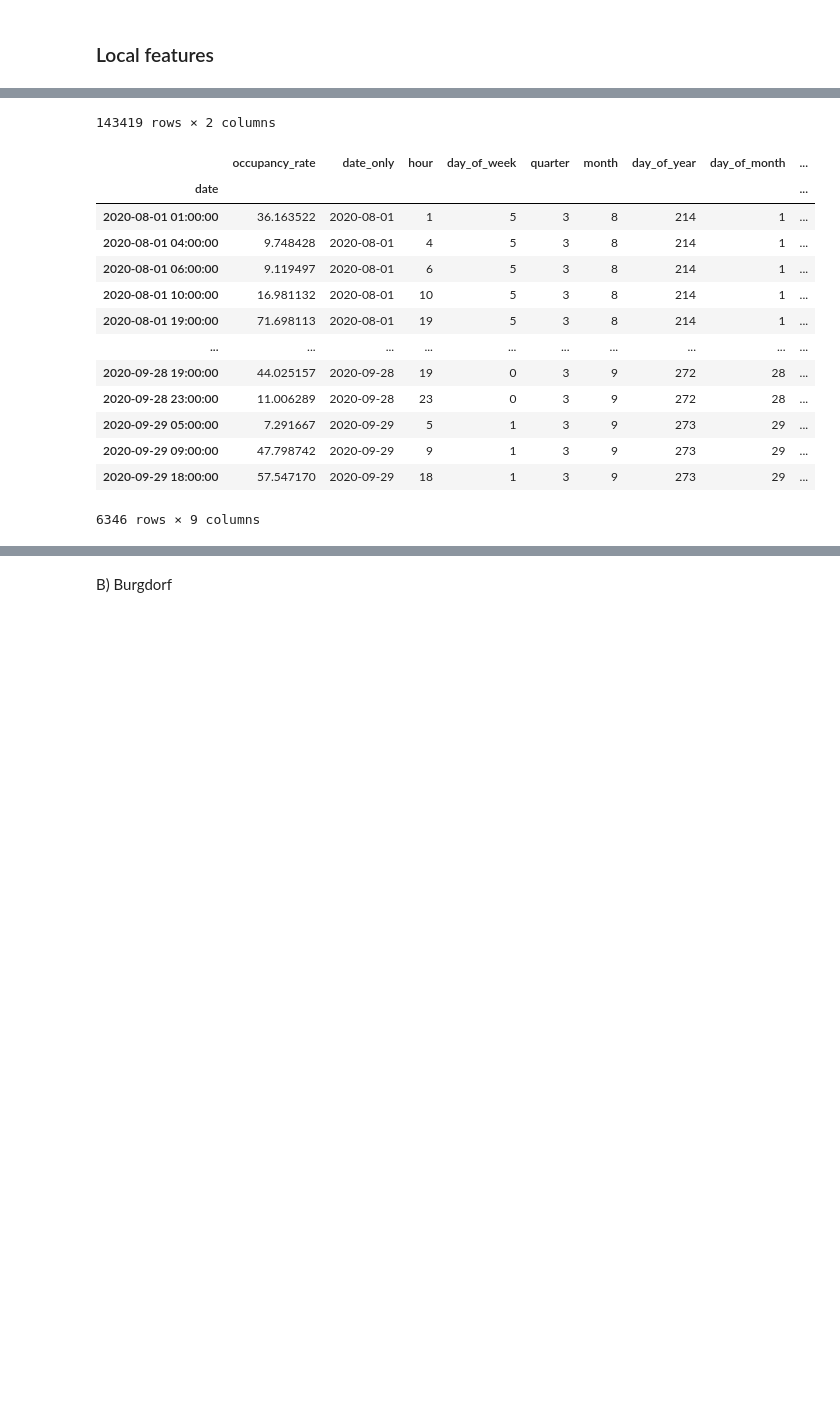
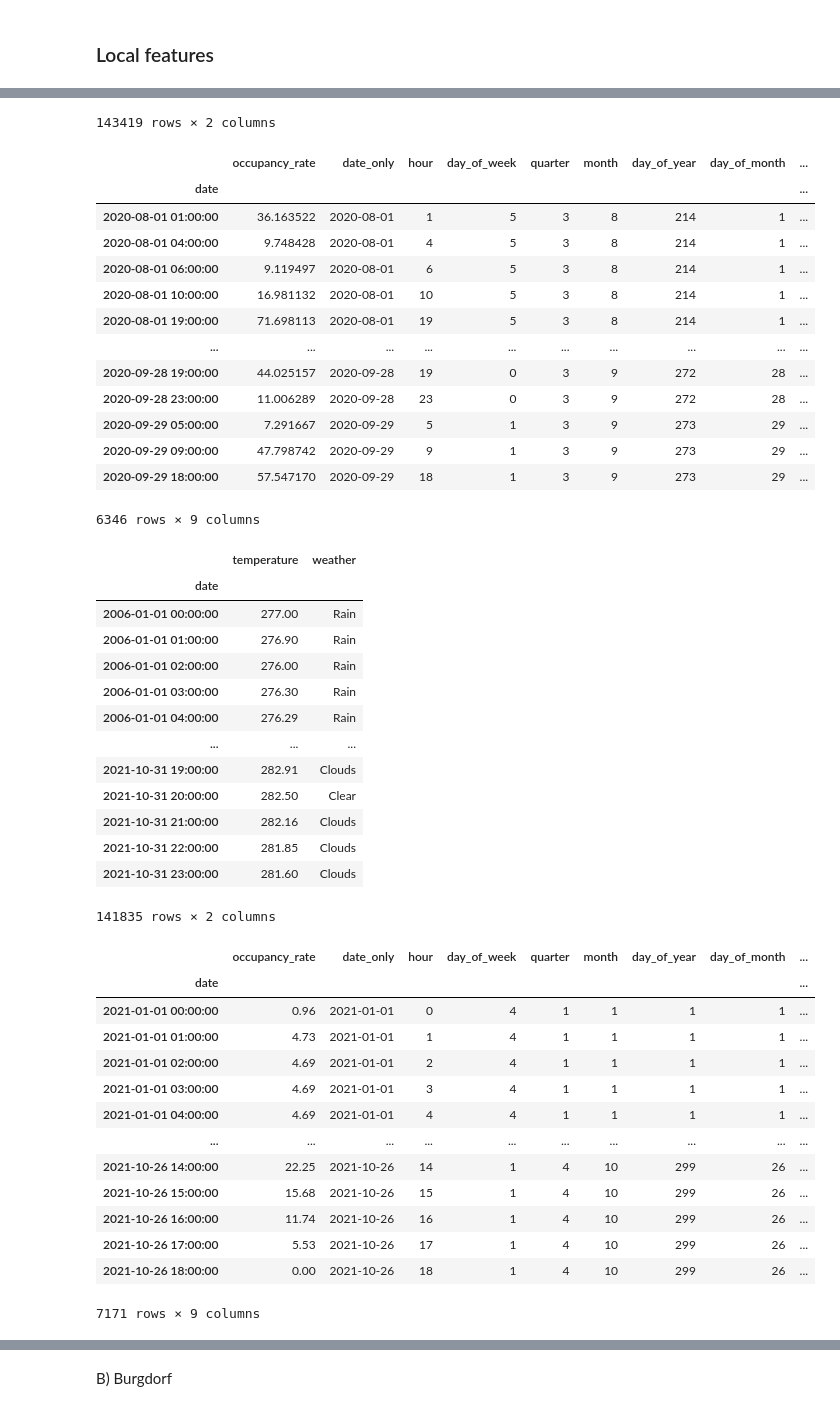
Before and after one commit to christopherkindl/start-hack-2021, a Jupyter notebook: 01_ml/time_series_model.ipynb, the cells around one changed output, grey strips where cells are left out. Drawn from its saved outputs; the diff is of its cells as text; code cells hidden in the pictures; blank space fills up the shorter version.

```diff
--- a/01_ml/time_series_model.ipynb
+++ b/01_ml/time_series_model.ipynb
@@ -253,33 +253,64 @@ Merge weather data, parking and public holidays data
 # %%
-df_weather.set_index('date')
+df_weather_rapperswil.set_index('date')
 df_rapperswil.set_index('date')
+
+df_weather_burgdorf.set_index('date')
+df_burgdorf.set_index('date')
 # %% [output]
 |  | temperature | weather |
 | date |  |  |
 | 2006-01-01 00:00:00 | 277.47 | Rain |
 | 2006-01-01 01:00:00 | 277.32 | Rain |
 | 2006-01-01 02:00:00 | 276.56 | Rain |
 | 2006-01-01 03:00:00 | 276.47 | Rain |
 | 2006-01-01 04:00:00 | 276.51 | Rain |
 | ... | ... | ... |
 | 2021-10-21 19:00:00 | 284.31 | Clear |
 | 2021-10-21 20:00:00 | 283.81 | Clear |
 | 2021-10-21 21:00:00 | 283.86 | Clear |
 | 2021-10-21 22:00:00 | 284.14 | Clouds |
 | 2021-10-21 23:00:00 | 283.78 | Clouds |
 143419 rows × 2 columns
 |  | occupancy_rate | date_only | hour | day_of_week | quarter | month | day_of_year | day_of_month | ... |
 | date |  |  |  |  |  |  |  |  | ... |
 | 2020-08-01 01:00:00 | 36.163522 | 2020-08-01 | 1 | 5 | 3 | 8 | 214 | 1 | ... |
 | 2020-08-01 04:00:00 | 9.748428 | 2020-08-01 | 4 | 5 | 3 | 8 | 214 | 1 | ... |
 | 2020-08-01 06:00:00 | 9.119497 | 2020-08-01 | 6 | 5 | 3 | 8 | 214 | 1 | ... |
 | 2020-08-01 10:00:00 | 16.981132 | 2020-08-01 | 10 | 5 | 3 | 8 | 214 | 1 | ... |
 | 2020-08-01 19:00:00 | 71.698113 | 2020-08-01 | 19 | 5 | 3 | 8 | 214 | 1 | ... |
 | ... | ... | ... | ... | ... | ... | ... | ... | ... | ... |
 | 2020-09-28 19:00:00 | 44.025157 | 2020-09-28 | 19 | 0 | 3 | 9 | 272 | 28 | ... |
 | 2020-09-28 23:00:00 | 11.006289 | 2020-09-28 | 23 | 0 | 3 | 9 | 272 | 28 | ... |
 | 2020-09-29 05:00:00 | 7.291667 | 2020-09-29 | 5 | 1 | 3 | 9 | 273 | 29 | ... |
 | 2020-09-29 09:00:00 | 47.798742 | 2020-09-29 | 9 | 1 | 3 | 9 | 273 | 29 | ... |
 | 2020-09-29 18:00:00 | 57.547170 | 2020-09-29 | 18 | 1 | 3 | 9 | 273 | 29 | ... |
 6346 rows × 9 columns
+|  | temperature | weather |
+| date |  |  |
+| 2006-01-01 00:00:00 | 277.00 | Rain |
+| 2006-01-01 01:00:00 | 276.90 | Rain |
+| 2006-01-01 02:00:00 | 276.00 | Rain |
+| 2006-01-01 03:00:00 | 276.30 | Rain |
+| 2006-01-01 04:00:00 | 276.29 | Rain |
+| ... | ... | ... |
+| 2021-10-31 19:00:00 | 282.91 | Clouds |
+| 2021-10-31 20:00:00 | 282.50 | Clear |
+| 2021-10-31 21:00:00 | 282.16 | Clouds |
+| 2021-10-31 22:00:00 | 281.85 | Clouds |
+| 2021-10-31 23:00:00 | 281.60 | Clouds |
+141835 rows × 2 columns
+|  | occupancy_rate | date_only | hour | day_of_week | quarter | month | day_of_year | day_of_month | ... |
+| date |  |  |  |  |  |  |  |  | ... |
+| 2021-01-01 00:00:00 | 0.96 | 2021-01-01 | 0 | 4 | 1 | 1 | 1 | 1 | ... |
+| 2021-01-01 01:00:00 | 4.73 | 2021-01-01 | 1 | 4 | 1 | 1 | 1 | 1 | ... |
+| 2021-01-01 02:00:00 | 4.69 | 2021-01-01 | 2 | 4 | 1 | 1 | 1 | 1 | ... |
+| 2021-01-01 03:00:00 | 4.69 | 2021-01-01 | 3 | 4 | 1 | 1 | 1 | 1 | ... |
+| 2021-01-01 04:00:00 | 4.69 | 2021-01-01 | 4 | 4 | 1 | 1 | 1 | 1 | ... |
+| ... | ... | ... | ... | ... | ... | ... | ... | ... | ... |
+| 2021-10-26 14:00:00 | 22.25 | 2021-10-26 | 14 | 1 | 4 | 10 | 299 | 26 | ... |
+| 2021-10-26 15:00:00 | 15.68 | 2021-10-26 | 15 | 1 | 4 | 10 | 299 | 26 | ... |
+| 2021-10-26 16:00:00 | 11.74 | 2021-10-26 | 16 | 1 | 4 | 10 | 299 | 26 | ... |
+| 2021-10-26 17:00:00 | 5.53 | 2021-10-26 | 17 | 1 | 4 | 10 | 299 | 26 | ... |
+| 2021-10-26 18:00:00 | 0.00 | 2021-10-26 | 18 | 1 | 4 | 10 | 299 | 26 | ... |
+7171 rows × 9 columns
 # %%
```
Also changed, not shown: parts of 21 cells of this notebook, 4 other files.
